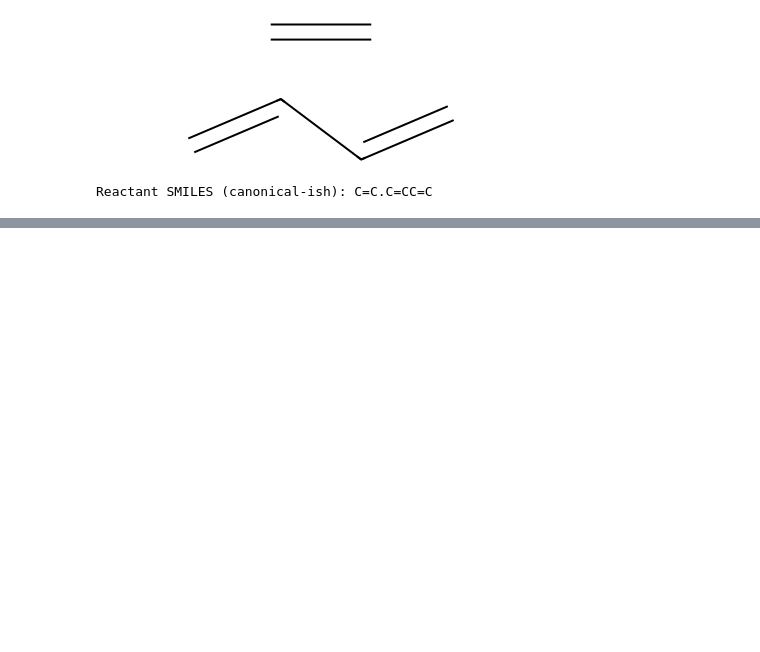
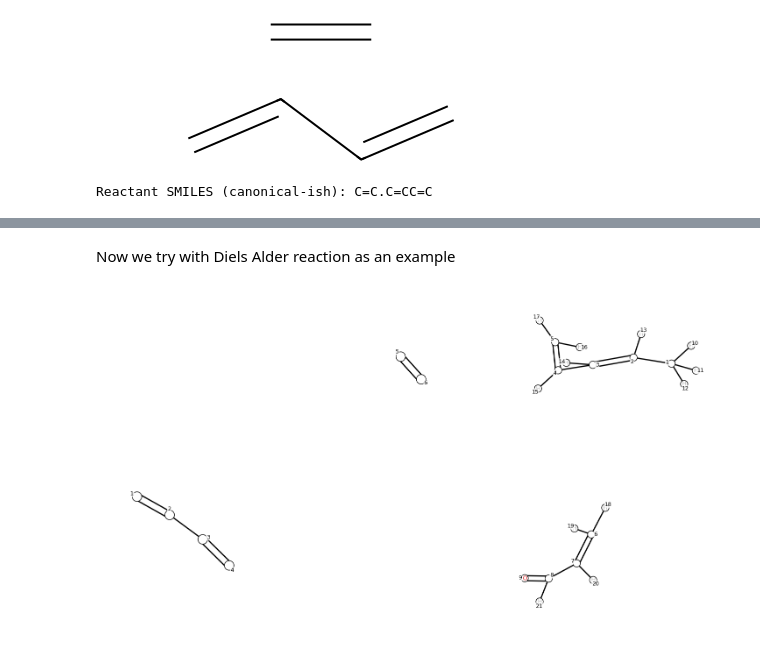
Before and after one commit to TieuLongPhan/SynEdu, a Jupyter notebook: synedu/S05/notebook.ipynb, the cells around one changed output, grey strips where cells are left out. Saved outputs shown, nothing was run; the diff lists cells and outputs as text; code cells hidden in the pictures; blank space fills up the shorter version.

```diff
--- a/synedu/S05/notebook.ipynb
+++ b/synedu/S05/notebook.ipynb
@@ -948,20 +93,0 @@ We:
-# %%
-G = mol_to_graph(react, include_implicit_h=False)
-Ts = apply_rule_to_its(G, rule_da, deduplicate=True)
-
-print("Number of ITS applications:", len(Ts))
-
-T0 = Ts[0]
-r_mapped, p_mapped, rxn_smarts = reaction_smarts_from_its(T0)
-
-print("Atom-mapped reaction SMARTS:")
-print(rxn_smarts)
-
-display(
-    Draw.MolsToGridImage(
-        [r_mapped, p_mapped],
-        legends=["Reactant (mapped)", "Product (mapped)"],
-        molsPerRow=2,
-        subImgSize=(360, 220),
-    )
-)
@@ -1149,0 +259,2 @@ Ts = apply_rule_to_its(G, rule_da, node_keys=("symbol","aromatic"), edge_keys=("
+# %% [markdown]
+Now we try with Diels Alder reaction as an example
@@ -1149,0 +802,29 @@ Ts = apply_rule_to_its(G, rule_da, node_keys=("symbol","aromatic"), edge_keys=("
+# %%
+from synkit.IO import smiles_to_graph
+from synkit.Graph.Hyrogen._misc import h_to_explicit
+
+# for simple modeling, we expand all hydrogen nodes
+input = 'CC=CC=C.C=CC=O'
+G = h_to_explicit(smiles_to_graph(input))
+
+import matplotlib.pyplot as plt
+
+fig, ax = plt.subplots(1, 2, figsize=(16, 8))
+
+draw_molecular_graph(
+    L,
+    show_indices=True,
+    separate_components=False,  # <<< REQUIRED
+    ax=ax[0],
+)
+
+draw_molecular_graph(
+    G,
+    show_indices=True,
+    separate_components=False,  # <<< REQUIRED
+    ax=ax[1],
+)
+
+plt.tight_layout()
+# %% [output]
+[figure, added]
```
Also changed, not shown: parts of 73 cells of this notebook, 14 other files.
